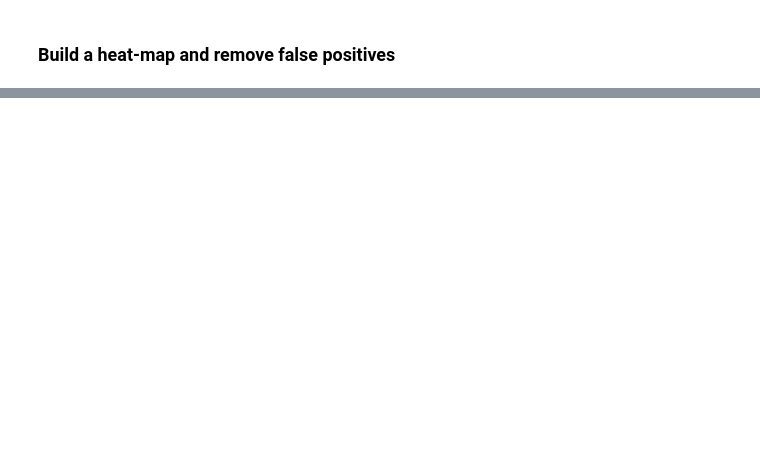
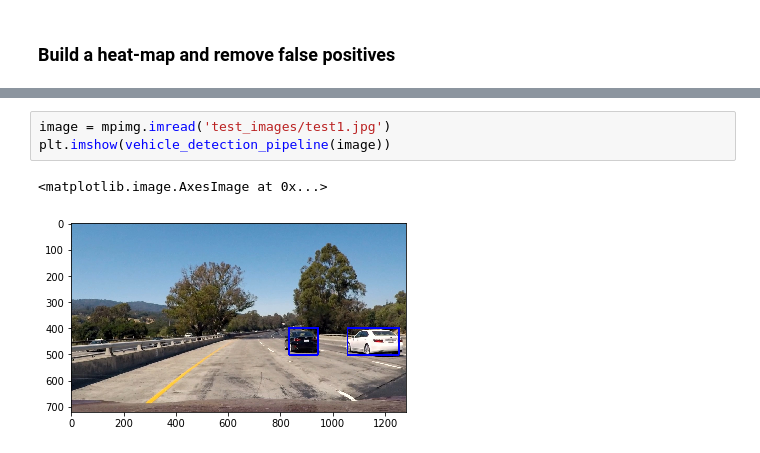
Before and after one commit to hankkkwu/SDCND-Vehicle_Detection, a Jupyter notebook: Vehicle_Detection.ipynb, the cells around one changed output, grey strips where cells are left out. Cells and saved outputs as stored; diff of their text form; blank space fills up the shorter version.

```diff
--- a/Vehicle_Detection.ipynb
+++ b/Vehicle_Detection.ipynb
@@ -378,0 +427,6 @@ plt.show()
+# %%
+image = mpimg.imread('test_images/test1.jpg')
+plt.imshow(vehicle_detection_pipeline(image))
+# %% [output]
+<matplotlib.image.AxesImage at 0x...>
+[figure, added]
```
Also changed, not shown: parts of 7 cells of this notebook.
